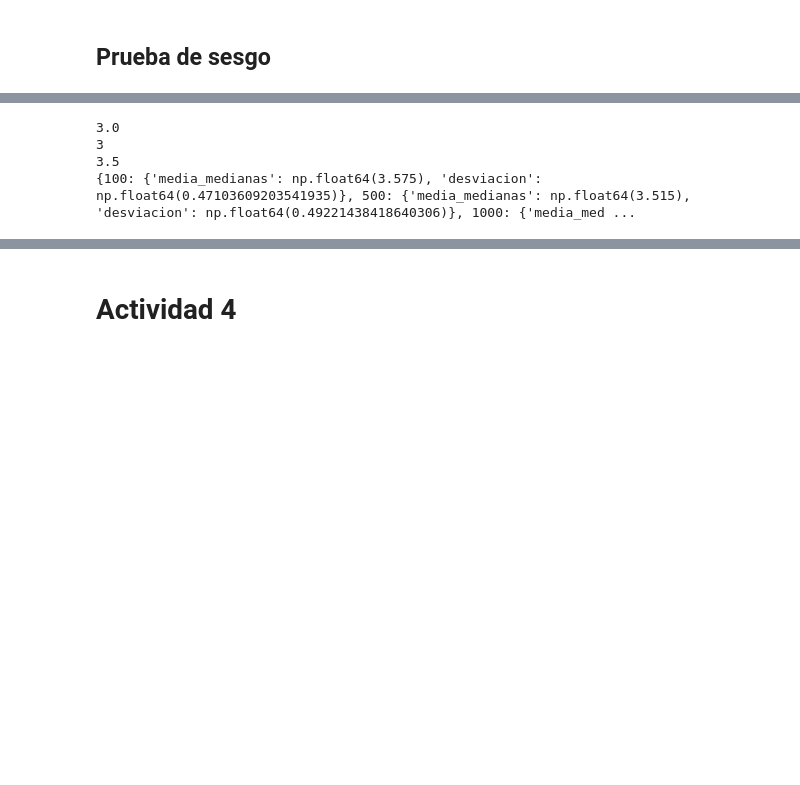
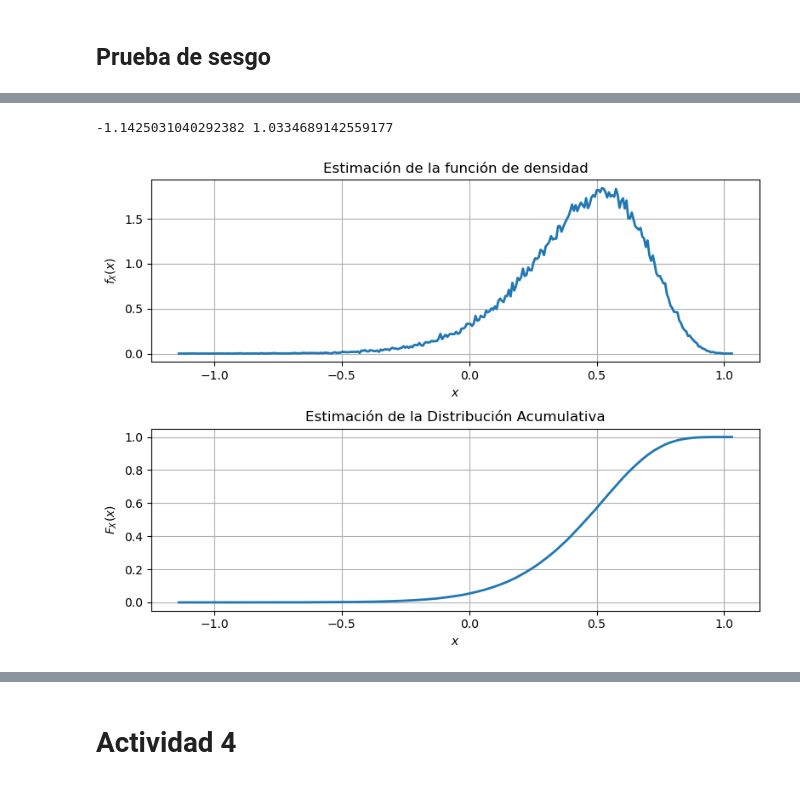
Before and after one commit to aalejoz25/LRD_y_multifractales, a Jupyter notebook: code.ipynb, the cells around one changed output, grey strips where cells are left out. Saved outputs shown, nothing was run; the diff lists cells and outputs as text; code cells hidden in the pictures; blank space fills up the shorter version.

```diff
--- a/code.ipynb
+++ b/code.ipynb
@@ -647,35 +660,31 @@ plt.show()
 # %%
-tamaño_muestra = 2000
-muestra_aleatoria = random.sample(list(muestras), tamaño_muestra)
+num_subconjuntos = 100000# este parametro es determinante del número de subconjuntos que se generarán
+# Calcular el tamaño de cada subconjunto como la división entera del total de muestras
+# si el número total de muestras no es divisible por num_subconjuntos, se redondeará hacia abajo
+#tamaños_subconjuntos = [100, 500, 1000, 2000]  # Tamaños de subconjuntos a considerar
+#tamaño_subconjunto = numero_de_muestras // num_subconjuntos
+#tamaños_subconjuntos = [tamaño_subconjunto * i for i in range(1, num_subconjuntos + 1)]
+#tamaños_subconjuntos = [100, 500, 1000, 2000]
+num_repeticiones = 40  # Número de subconjuntos por tamaño
 
-mediana_muestral = np.median(muestra_aleatoria)
-media_muestral = statistics.mean(muestra_aleatoria)
+# Crear un array de arrays: subconjuntos_por_tamaño[tamaño][repetición]
+subconjuntos_por_tamaño = []
 
-valor_minimo = min(muestra_aleatoria)
-valor_maximo = max(muestra_aleatoria)
-rango_medio = (valor_maximo + valor_minimo) / 2
-
-print (mediana_muestral)
-print (media_muestral)
-print (rango_medio)
-
-
-tamaños_muestra = [100, 500, 1000, 2000]
-resultados = {}
-
-for tamaño in tamaños_muestra:
-    medianas_muestrales = []
-    for i in range(100):  # 100 muestras diferentes
-        muestra = random.sample(list(muestras), tamaño)
-        medianas_muestrales.append(median(muestra))
-
-    resultados[tamaño] = {
-        'media_medianas': np.mean(medianas_muestrales),
-        'desviacion': np.std(medianas_muestrales)
-    }
-print(resultados)
+# la mas optima es la exponencial en ld esta no da sesgo
+subconjuntos = []
+for _ in range(num_subconjuntos):
+    subconjunto = np.random.randint(valor_minimo, valor_maximo + 1, size=num_repeticiones)
+    #subconjunto = np.random.exponential(scale=1.0, size=num_repeticiones)
+    #subconjunto = np.random.normal(loc=0.0, scale=1.0, size=num_repeticiones)
+    subconjuntos.append(subconjunto)
-# %% [output]
-3.0
-3
-3.5
-{100: {'media_medianas': np.float64(3.575), 'desviacion': np.float64(0.47103609203541935)}, 500: {'media_medianas': np.float64(3.515), 'desviacion': np.float64(0.49221438418640306)}, 1000: {'media_med ...
+# %%
+array_hvt = []
+
+for subconjunto in subconjuntos:
+    hvt_valores, _, _  = vt(subconjunto)
+    array_hvt.append(hvt_valores)
+
+pdfcdfcontinua(array_hvt)
+# %% [output]
+-1.1425031040292382 1.0334689142559177
+[figure, added]
```
Also changed, not shown: parts of 22 cells of this notebook, 2 other files.
